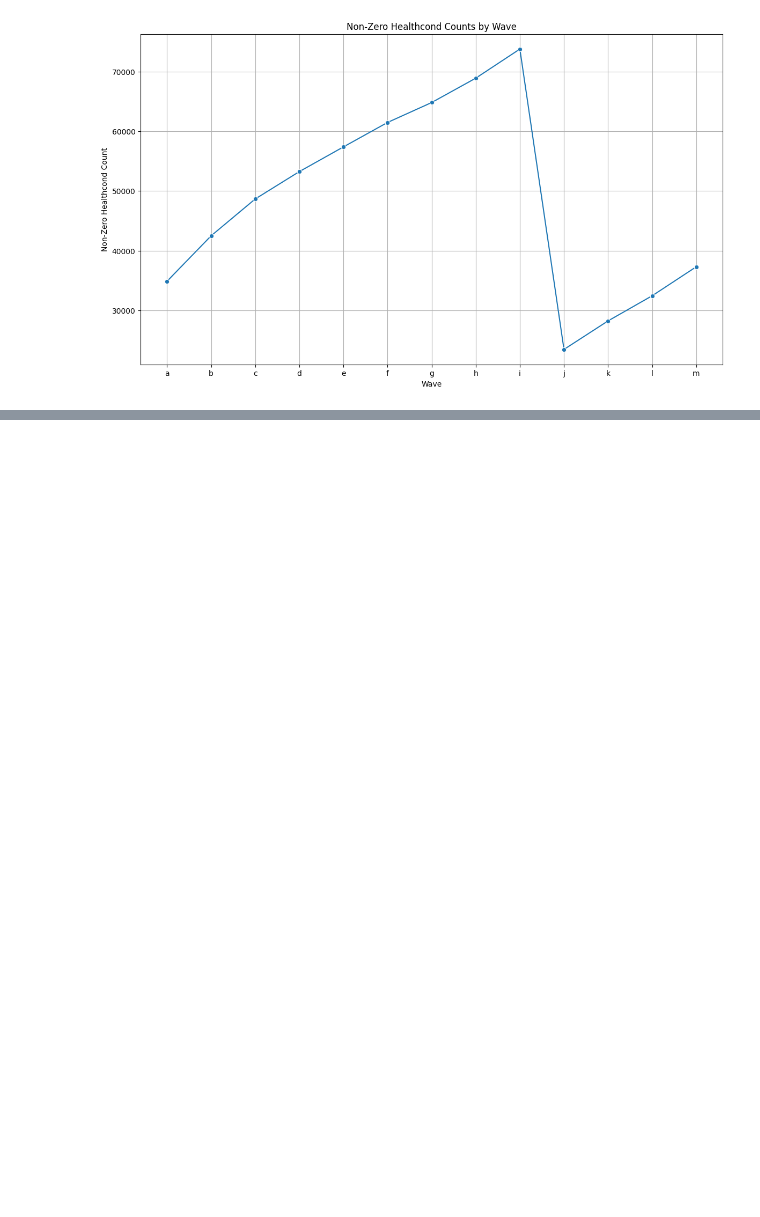
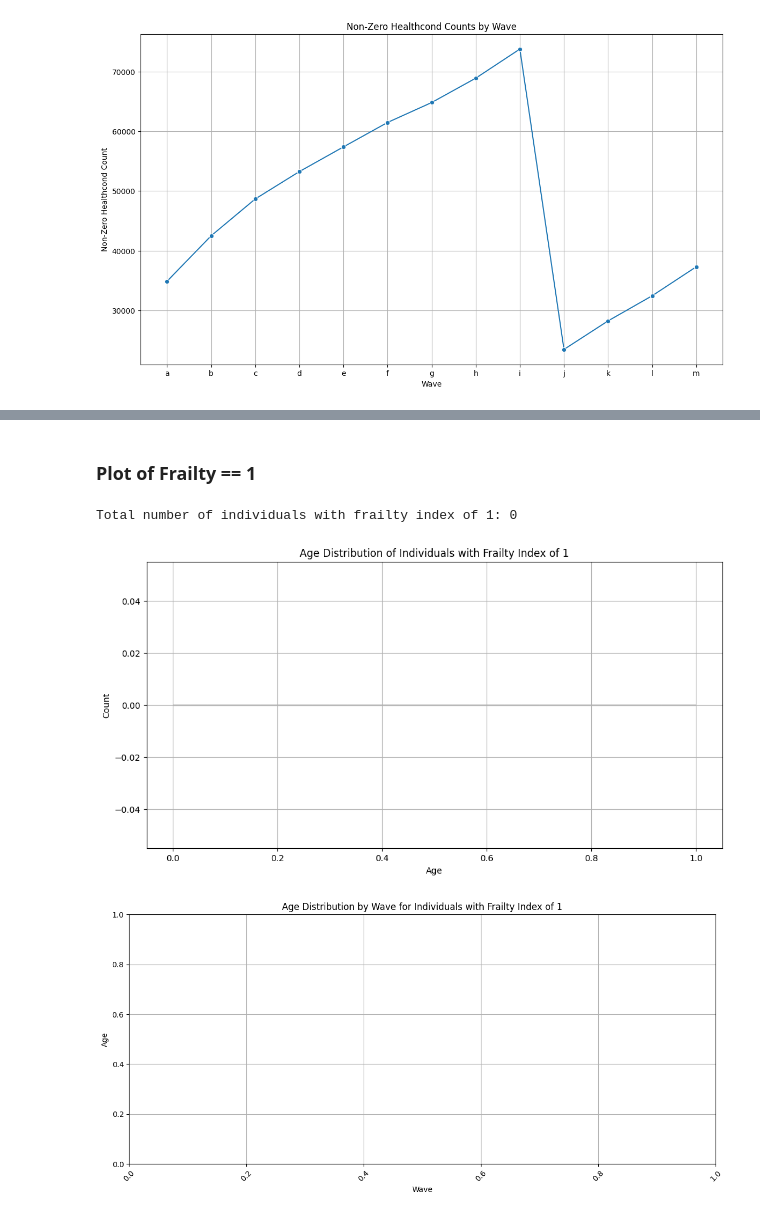
Before and after one commit to GJQu/EssexDissertation, a Jupyter notebook: hcondever_frailty.ipynb, the cells around one changed output, grey strips where cells are left out. Drawn from its saved outputs; the diff is of its cells as text; code cells hidden in the pictures; blank space fills up the shorter version.

```diff
--- a/hcondever_frailty.ipynb
+++ b/hcondever_frailty.ipynb
@@ -759,0 +730,63 @@ plt.show()
+# %% [markdown]
+### Plot of Frailty == 1
+# %%
+import pandas as pd
+import matplotlib.pyplot as plt
+import seaborn as sns
+
+# Load the data from the CSV file
+data_file = "/Users/gavinqu/Desktop/School/Dissertation/EssexDissertation/updated_UKHLS_with_frailty.csv"
+df = pd.read_csv(data_file)
+
+# List of wave prefixes to process
+wave_prefixes = [chr(i) for i in range(ord('a'), ord('n'))]  # Generates 'a' to 'm'
+
+# Prepare data for individuals with frailty index of 1
+frailty_one_data = pd.DataFrame()
+
+# Loop over each wave to extract data for individuals with frailty index of 1
+for prefix in wave_prefixes:
+    frailty_col = f'{prefix}_frailty'
+    age_col = f'{prefix}_age_dv'
+
+    if frailty_col in df.columns and age_col in df.columns:
+        # Convert to numeric, coercing errors
+        df[frailty_col] = pd.to_numeric(df[frailty_col], errors='coerce')
+        df[age_col] = pd.to_numeric(df[age_col], errors='coerce')
+
+        # Extract data for individuals with frailty index of 1
+        temp_df = df[['pidp', frailty_col, age_col]].copy()
+        temp_df = temp_df.rename(columns={frailty_col: 'frailty_index', age_col: 'age'})
+        temp_df = temp_df[(temp_df['frailty_index'] == 1) & (temp_df['age'].notna())]
+
+        # Add wave information
+        temp_df['wave'] = prefix
+
+        # Add data to the frailty_one_data DataFrame
+        frailty_one_data = pd.concat([frailty_one_data, temp_df], ignore_index=True)
+
+# Print the total number of individuals with frailty index of 1
+print(f"Total number of individuals with frailty index of 1: {len(frailty_one_data)}")
+
+# Create a histogram of ages for individuals with frailty index of 1
+plt.figure(figsize=(12, 6))
+sns.histplot(data=frailty_one_data, x='age', bins=30, kde=True)
+plt.xlabel('Age')
+plt.ylabel('Count')
+plt.title('Age Distribution of Individuals with Frailty Index of 1')
+plt.grid(True)
+plt.show()
+
+# Create a box plot of ages by wave for individuals with frailty index of 1
+plt.figure(figsize=(14, 6))
+sns.boxplot(data=frailty_one_data, x='wave', y='age')
+plt.xlabel('Wave')
+plt.ylabel('Age')
+plt.title('Age Distribution by Wave for Individuals with Frailty Index of 1')
+plt.xticks(rotation=45)
+plt.grid(True)
+plt.show()
+# %% [output]
+Total number of individuals with frailty index of 1: 0
+[figure, added]
+[figure, added]
```
Also changed, not shown: parts of 6 cells of this notebook.
